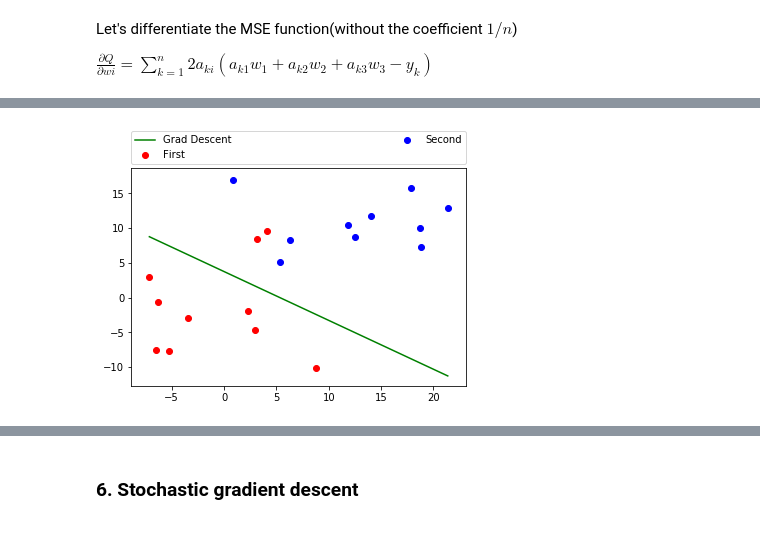
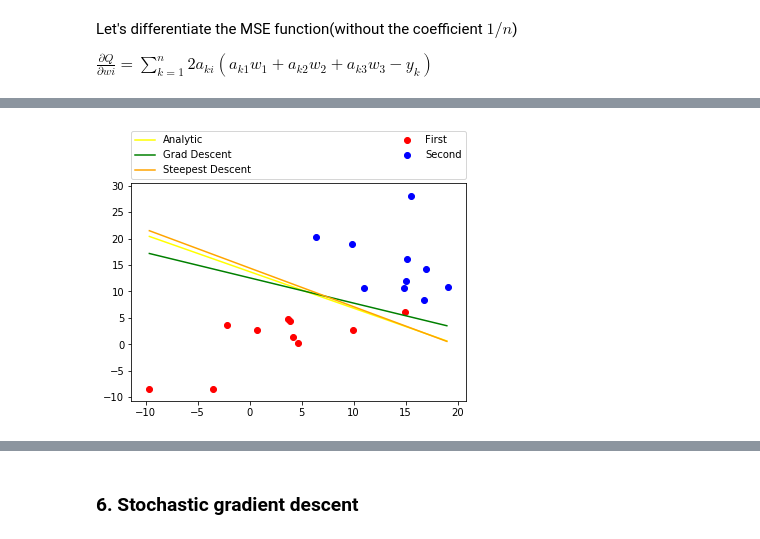
Before and after one commit to RakitinDen/Renju, a Jupyter notebook: labs/lab-1.ipynb, the cells around one changed output, grey strips where cells are left out. Drawn from its saved outputs; the diff is of its cells as text; code cells hidden in the pictures.

```diff
--- a/labs/lab-1.ipynb
+++ b/labs/lab-1.ipynb
@@ -301,8 +301,8 @@ plt.legend(bbox_to_anchor=(0., 1.02, 1., .102), loc=3,
 def generate_sets(mu, sigma, num):
     first_set_x = np.random.normal(mu, sigma, num)
     first_set_y = np.random.normal(mu, sigma, num)
-    second_set_x = np.random.normal(2 * sigma - mu, sigma, num)
-    second_set_y = np.random.normal(2 * sigma - mu, sigma, num)
+    second_set_x = np.random.normal(3 * sigma - mu, sigma, num)
+    second_set_y = np.random.normal(3 * sigma - mu, sigma, num)
     return first_set_x, first_set_y, second_set_x, second_set_y
 
 first_set_x, first_set_y, second_set_x, second_set_y = generate_sets(0, 5, 10)
@@ -472,5 +470,6 @@ def rosenbrock_dery(point):
     return 200 * (point[1] - point[0] ** 2)
 # %%
 point = np.array([np.random.rand() * 40 - 20, np.random.rand() * 40 - 20])
-point, points, values = gradient_descent(rosenbrock_func, np.array([rosenbrock_derx, rosenbrock_dery]), point, 0.00001)
+point, points, values = gradient_descent(rosenbrock_func,
+                            np.array([rosenbrock_derx, rosenbrock_dery]), point, lmbda=0.00001)
 # %%
@@ -498,7 +497,7 @@ Let's differentiate the MSE function(without the coefficient $1/n$)
 $\frac{\partial Q}{\partial wi} = \sum_{k=1}^n 2 a_{ki}(a_{k1}w_1 + a_{k2}w_2 + a_{k3}w_3 - y_k)$
 # %%
 def mse(X, Y, w):
-    return ((X @ w - y).T @ (X @ w - y)) / X.shape[0]
+    return ((X @ w - Y).T @ (X @ w - Y)) / X.shape[0]
 
 
 def loss_function(X, Y):
@@ -507,18 +506,10 @@ def loss_function(X, Y):
     return mse_fixed
 
 
-def der_elem_of_sum(train_features, train_labels, coeff_vec, i, k):
-    return 2 * train_features[k, i] * (np.sum(train_features[k] * coeff_vec - train_labels[k]))
-
-
 def der_xi_mse(X, Y):
     def der_fixed(dimension):
         def der_fixed_dim(point):
-            res = 0
-            for k in range(train_features.shape[0]):
-                res += der_elem_of_sum(X, Y, point, dimension, k)
-
-            return res / X.shape[0]
+            return 2 * np.sum((X @ point - Y).T @ (X[:, dimension])) / X.shape[0]
         return der_fixed_dim
     return der_fixed
 
@@ -538,27 +569,65 @@ plt.show()
 # %%
 train_features = sets_features(first_set_x, first_set_y, second_set_x, second_set_y)
 train_labels = sets_labels(10)
-
-function = loss_function(train_features, train_labels)
-derrivative = der_xi_mse(train_features, train_labels)
-gradient = np.array([derrivative(i) for i in range(3)])
-point = generate_start(20, 3)
-
-point, points, values = gradient_descent(function, gradient, point)
-coeff1 = -point[1]/point[2]
-coeff2 = -point[0]/point[2]
 min_x = np.min(train_features[:, 1])
 max_x = np.max(train_features[:, 1])
 segment = np.arange(min_x, max_x, 0.1)
-descent_points = coeff1  * segment + coeff2 * np.ones(segment.shape[0])
-for i in range(segment.shape[0]):
-    descent_points[i] = coeff1 * segment[i] + coeff2
 
-print('Gradient descent loss: ', function(point))
-plt.plot(segment, descent_points, label='Grad Descent', color='green')
-plt.scatter(first_set_x, first_set_y, label='First', color='red')
-plt.scatter(second_set_x, second_set_y, label='Second', color='blue')
-plt.legend(bbox_to_anchor=(0., 1.02, 1., .102), loc=3,
+
+def descent_classify(segment, train_features, train_labels, lmbda, max_steps, eps):
+    function = loss_function(train_features, train_labels)
+    derrivative = der_xi_mse(train_features, train_labels)
+    gradient = np.array([derrivative(i) for i in range(3)])
+    #point = generate_start(20, 3)
+    point = np.array([1, 1, 1])
+    point, points, values = gradient_descent(function, gradient, point, lmbda, max_steps, eps)
+    coeff1 = -point[1]/point[2]
+    coeff2 = -point[0]/point[2]
+    descent_points = coeff1  * segment + coeff2 * np.ones(segment.shape[0])
+    return point, values, descent_points
+
+
+def steepest_classify(segment, train_features, train_labels, max_steps, eps):
+    function = loss_function(train_features, train_labels)
+    derrivative = der_xi_mse(train_features, train_labels)
+    gradient = np.array([derrivative(i) for i in range(3)])
+    #point = generate_start(20, 3)
+    point = np.array([1, 1, 1])
+    lambda_solver = compute_lambda(train_features, train_labels)
+    point, points, values = steepest_descent(function, gradient, point, lambda_solver, max_steps, eps)
+    coeff1 = -point[1]/point[2]
+    coeff2 = -point[0]/point[2]
+    descent_points = coeff1  * segment + coeff2 * np.ones(segment.shape[0])
+    return point, values, descent_points
+
+
+def analytic_classify(segment, train_features, train_labels):
+    point = predict(train_features, train_labels)
+    coeff1 = -point[1]/point[2]
+    coeff2 = -point[0]/point[2]
+    points = coeff1  * segment + coeff2 * np.ones(segment.shape[0])
+    return point, points
+
+
+def compare_graphics(segment, analytic_points, descent_points, steepest_points):
+    plt.plot(segment, analytic_points, label='Analytic', color='yellow')
+    plt.plot(segment, descent_points, label='Grad Descent', color='green')
+    plt.plot(segment, steepest_points, label='Steepest Descent', color='orange')
+    plt.scatter(first_set_x, first_set_y, label='First', color='red')
+    plt.scatter(second_set_x, second_set_y, label='Second', color='blue')
+    plt.legend(bbox_to_anchor=(0., 1.02, 1., .102), loc=3,
            ncol=2, mode="expand", borderaxespad=0.)
-plt.show()
+    plt.show()
+
+analytic_p, analytic_pts = analytic_classify(segment, train_features, train_labels)
+descent_p, descent_values, descent_pts = descent_classify(segment,
+                                                train_features, train_labels, 0.001, 100, 0.001)
+steepest_p, steepest_values, steepest_pts = steepest_classify(segment,
+                                                train_features, train_labels, 100, 0.001)
+
+print('Classic loss: ', mse(train_features, train_labels, analytic_p))
+print('Gradient descent loss: ', mse(train_features, train_labels, descent_p))
+print('Steepest descent loss: ', mse(train_features, train_labels, steepest_p))
+
+compare_graphics(segment, analytic_pts, descent_pts, steepest_pts)
 # %% [output]
@@ -566 +637 @@ Gradient descent loss:  2.21530944019
-[figure, old version]
+[figure, new version]
```
Also changed, not shown: parts of 32 cells of this notebook.
